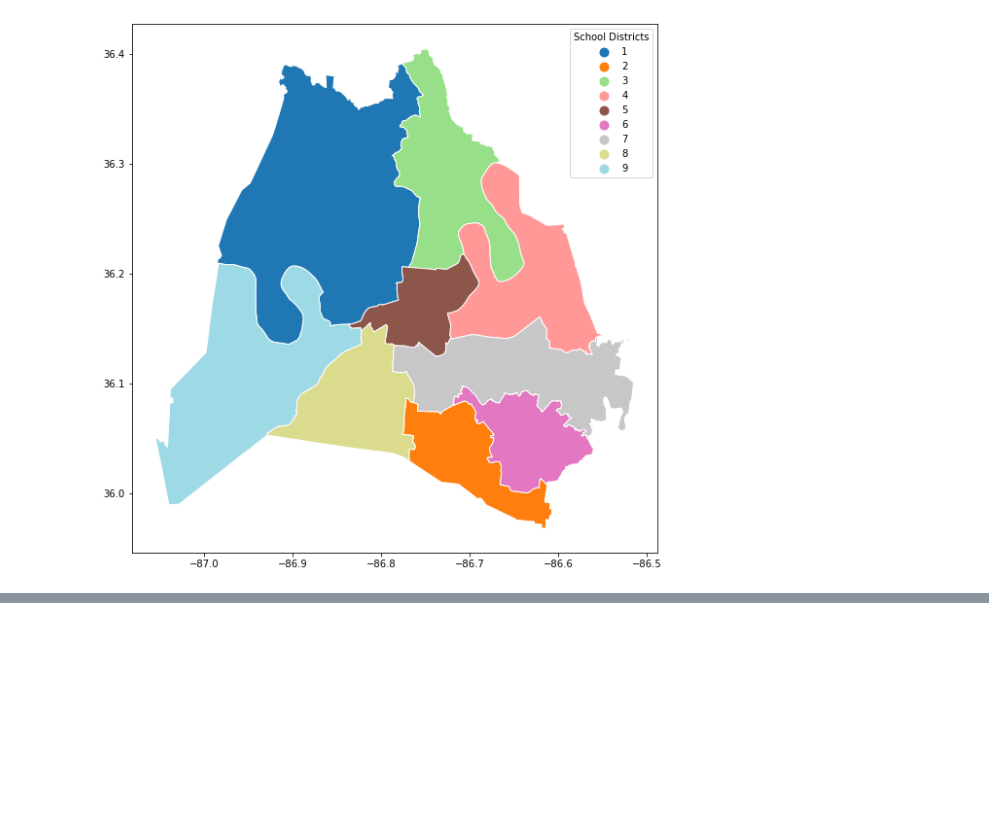
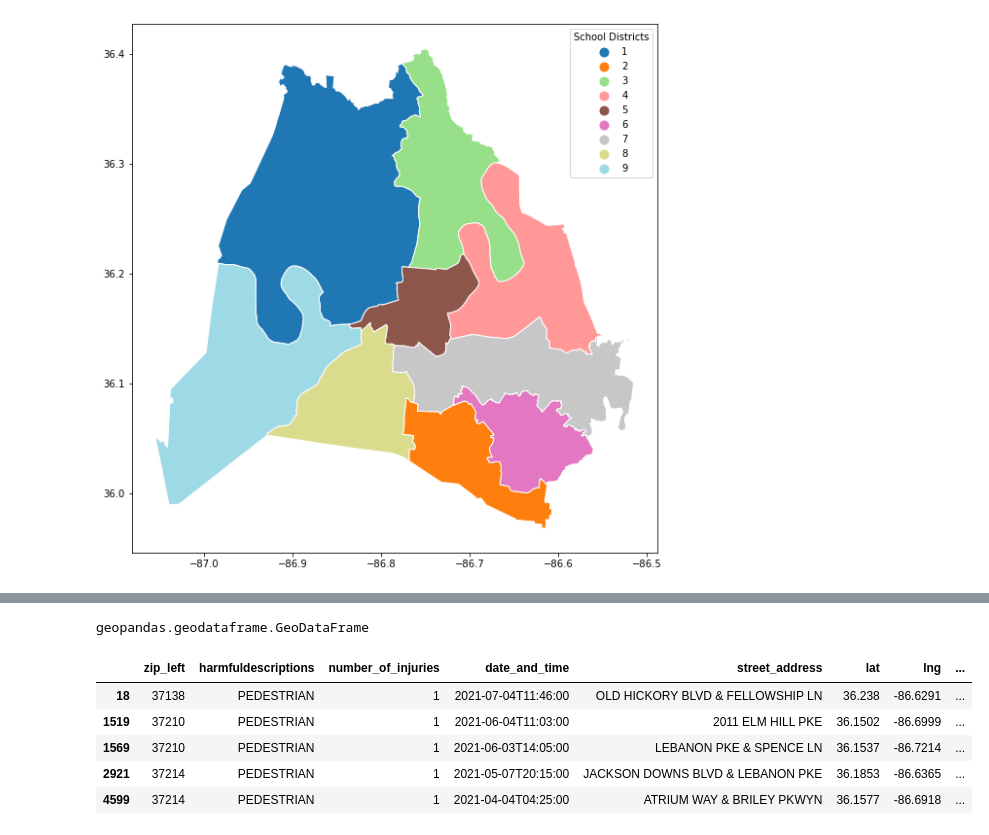
Before and after one commit to PatrickAtwater/Pedestrian_Accidents_by_School_District_Geospatial_Pandas, a Jupyter notebook: notebooks/geospatial_project.ipynb, the cells around one changed output, grey strips where cells are left out. Saved outputs shown, nothing was run; the diff lists cells and outputs as text; code cells hidden in the pictures; blank space fills up the shorter version.

```diff
--- a/notebooks/geospatial_project.ipynb
+++ b/notebooks/geospatial_project.ipynb
@@ -56,0 +126,6 @@ Schools
+# %%
+type(ped_acc_2021)
+# %% [output]
+geopandas.geodataframe.GeoDataFrame
+# %%
+ped_acc_2021 = ped_acc_2021[['zip', 'harmfuldescriptions', 'number_of_injuries', 'date_and_time', 'street_address', 'lat', 'lng', 'geometry']]
@@ -56,0 +134,10 @@ Schools
+# %%
+ped_acc_by_district = gpd.sjoin(ped_acc_2021, school_districts, op= 'within')
+ped_acc_by_district.head()
+# %% [output]
+|  | zip_left | harmfuldescriptions | number_of_injuries | date_and_time | street_address | lat | lng | ... |
+| 18 | 37138 | PEDESTRIAN | 1 | 2021-07-04T11:46:00 | OLD HICKORY BLVD & FELLOWSHIP LN | 36.238 | -86.6291 | ... |
+| 1519 | 37210 | PEDESTRIAN | 1 | 2021-06-04T11:03:00 | 2011 ELM HILL PKE | 36.1502 | -86.6999 | ... |
+| 1569 | 37210 | PEDESTRIAN | 1 | 2021-06-03T14:05:00 | LEBANON PKE & SPENCE LN | 36.1537 | -86.7214 | ... |
+| 2921 | 37214 | PEDESTRIAN | 1 | 2021-05-07T20:15:00 | JACKSON DOWNS BLVD & LEBANON PKE | 36.1853 | -86.6365 | ... |
+| 4599 | 37214 | PEDESTRIAN | 1 | 2021-04-04T04:25:00 | ATRIUM WAY & BRILEY PKWYN | 36.1577 | -86.6918 | ... |
```
Also changed, not shown: parts of 20 cells of this notebook.
